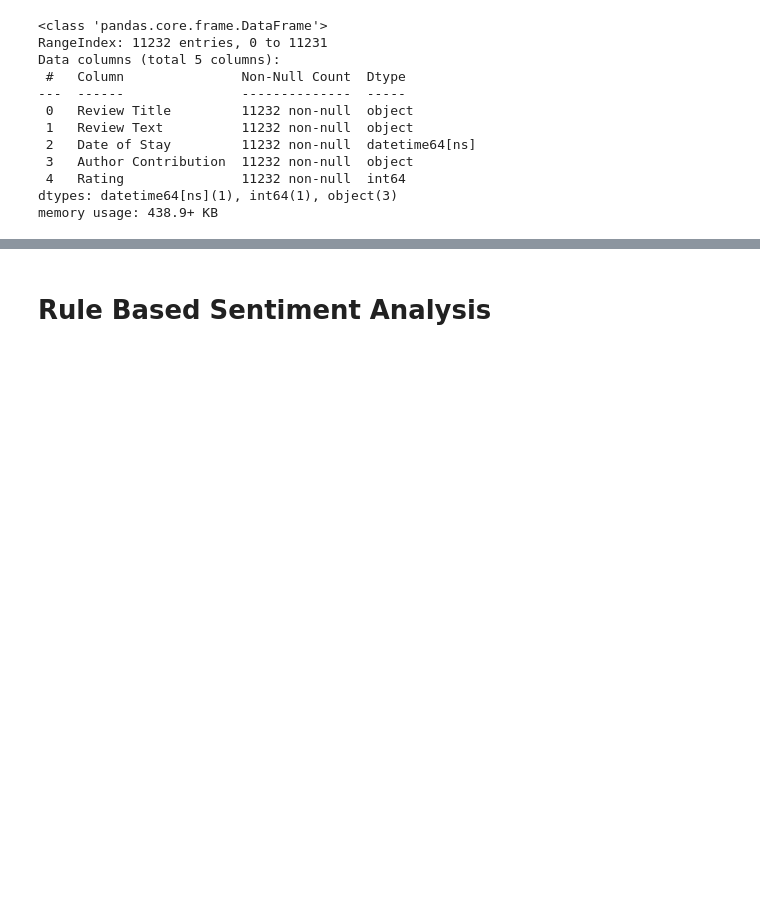
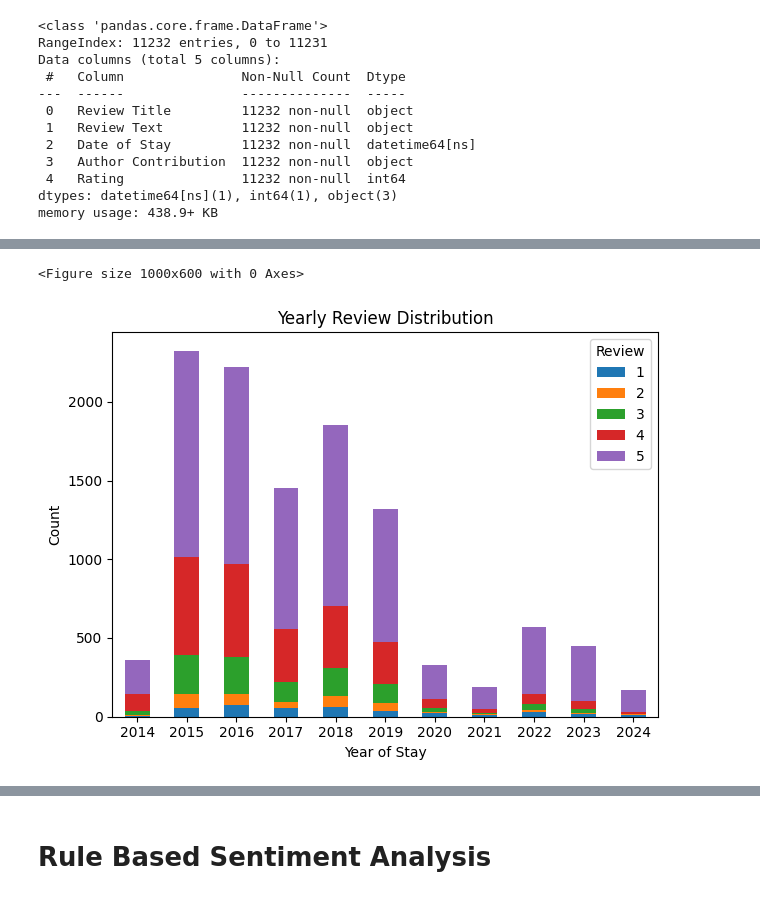
Before and after one commit to joannelxl/DataOpsMLOps, a Jupyter notebook: topic_modeling_and_sentiment_analysis.ipynb, the cells around one changed output, grey strips where cells are left out. Drawn from its saved outputs; the diff is of its cells as text; code cells hidden in the pictures; blank space fills up the shorter version.

```diff
--- a/topic_modeling_and_sentiment_analysis.ipynb
+++ b/topic_modeling_and_sentiment_analysis.ipynb
@@ -123,0 +175,19 @@ title_string = " ".join(ta_df['title_clean'])
+# %%
+ta_df['Year of Stay'] = ta_df["Date of Stay"].dt.year
+
+yearly_rating_counts = ta_df.groupby(['Year of Stay', 'Rating']).size().unstack(fill_value=0)
+plt.figure(figsize=(10, 6))
+
+# Plotting the bar chart for yearly review distribution
+yearly_rating_counts.plot(kind='bar', stacked=True)
+plt.title('Yearly Review Distribution')
+plt.xlabel('Year of Stay')
+plt.ylabel('Count')
+plt.xticks(rotation=0)  # Rotate x-axis labels if needed
+plt.legend(title='Review')
+
+plt.tight_layout()  # Adjust layout to prevent overlap
+plt.show()
+# %% [output]
+<Figure size 1000x600 with 0 Axes>
+[figure, added]
```
Also changed, not shown: parts of 12 cells of this notebook.
